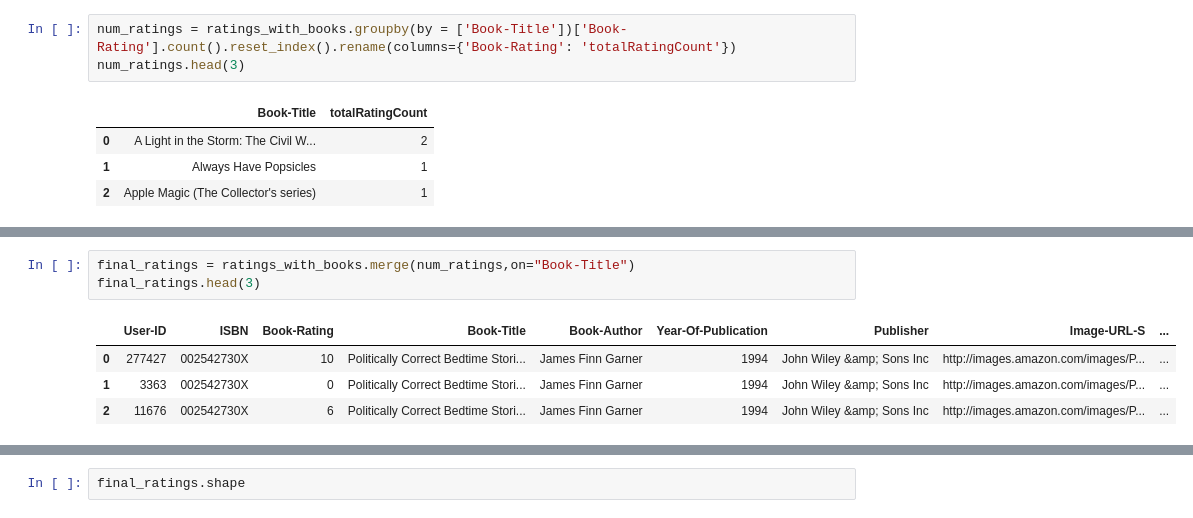
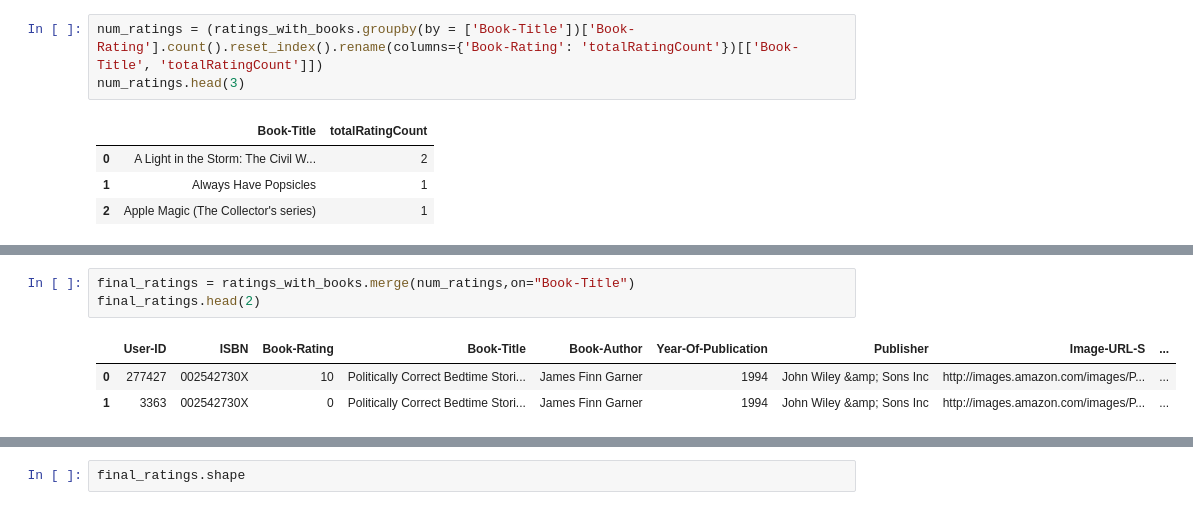
Before and after one commit to Royal1shrestha/Google_Collab, a Jupyter notebook: Reccomender_System.ipynb, the cells around one changed output, grey strips where cells are left out. Drawn from its saved outputs; the diff is of its cells as text.

```diff
--- a/Reccomender_System.ipynb
+++ b/Reccomender_System.ipynb
@@ -76,7 +116,7 @@ ratings_with_books.head(2)
 | 0 | 277427 | 002542730X | 10 | Politically Correct Bedtime Stori... | James Finn Garner | 1994 | John Wiley &amp; Sons Inc | http://images.amazon.com/images/P... |
 | 1 | 3363 | 002542730X | 0 | Politically Correct Bedtime Stori... | James Finn Garner | 1994 | John Wiley &amp; Sons Inc | http://images.amazon.com/images/P... |
 # %%
-num_ratings = ratings_with_books.groupby(by = ['Book-Title'])['Book-Rating'].count().reset_index().rename(columns={'Book-Rating': 'totalRatingCount'})
+num_ratings = (ratings_with_books.groupby(by = ['Book-Title'])['Book-Rating'].count().reset_index().rename(columns={'Book-Rating': 'totalRatingCount'})[['Book-Title', 'totalRatingCount']])
 num_ratings.head(3)
 # %% [output]
 |  | Book-Title | totalRatingCount |
@@ -86,8 +135,7 @@ num_ratings.head(3)
 # %%
 final_ratings = ratings_with_books.merge(num_ratings,on="Book-Title")
-final_ratings.head(3)
+final_ratings.head(2)
 # %% [output]
 |  | User-ID | ISBN | Book-Rating | Book-Title | Book-Author | Year-Of-Publication | Publisher | Image-URL-S | ... |
 | 0 | 277427 | 002542730X | 10 | Politically Correct Bedtime Stori... | James Finn Garner | 1994 | John Wiley &amp; Sons Inc | http://images.amazon.com/images/P... | ... |
 | 1 | 3363 | 002542730X | 0 | Politically Correct Bedtime Stori... | James Finn Garner | 1994 | John Wiley &amp; Sons Inc | http://images.amazon.com/images/P... | ... |
-| 2 | 11676 | 002542730X | 6 | Politically Correct Bedtime Stori... | James Finn Garner | 1994 | John Wiley &amp; Sons Inc | http://images.amazon.com/images/P... | ... |
```
Also changed, not shown: parts of 35 cells of this notebook.
